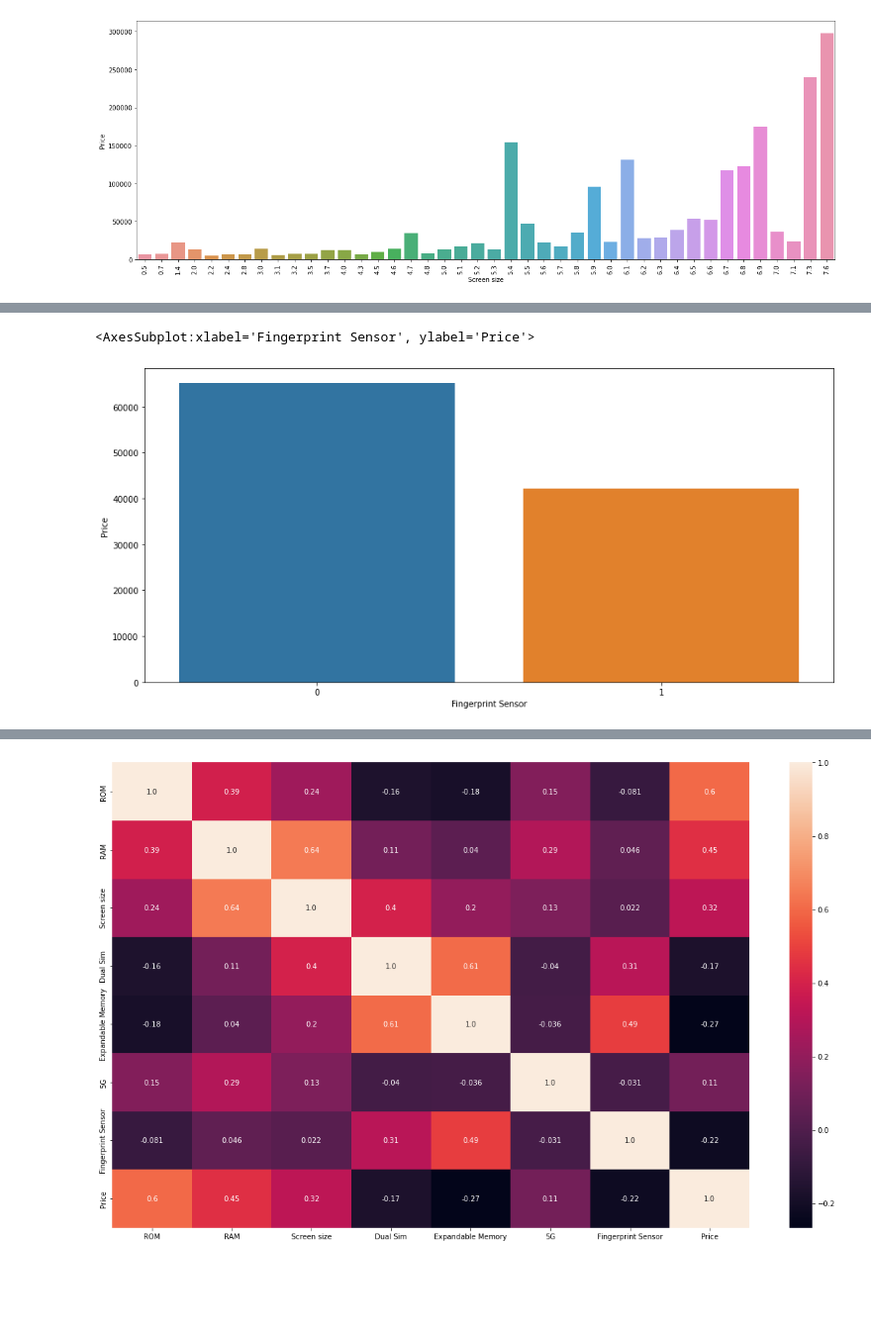
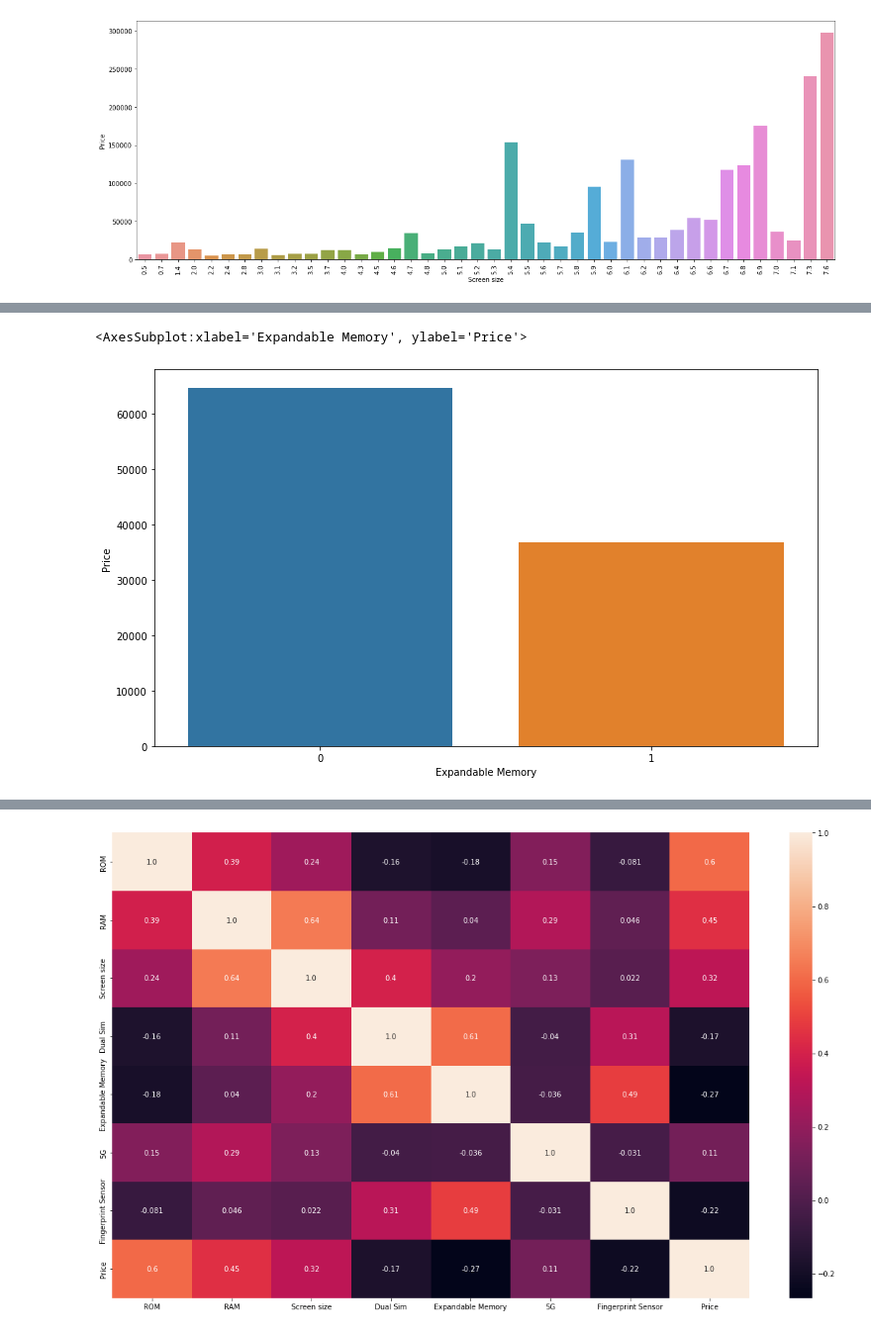
Before and after one commit to RaveenP-glitch/MScIT218785J, a Jupyter notebook: Data Preprocessing.ipynb, the cells around one changed output, grey strips where cells are left out. Shown at 99% size. Cells and saved outputs as stored; diff of their text form; code cells hidden in the pictures; blank space fills up the shorter version.

```diff
--- a/Data Preprocessing.ipynb
+++ b/Data Preprocessing.ipynb
@@ -277,12 +405,12 @@ sns.barplot(
 # %%
-plt.figure(figsize=(15,7))
+plt.figure(figsize=(12,7))
 sns.barplot(
-    x=df["Fingerprint Sensor"],
+    x=df["Expandable Memory"],
     y=df["Price"],
     ci=False,
-    order=df.groupby("Dual Sim").mean()["Price"].index,
+    order=df.groupby("Expandable Memory").mean()["Price"].index,
     linewidth=1
 )
 # %% [output]
-<AxesSubplot:xlabel='Fingerprint Sensor', ylabel='Price'>
+<AxesSubplot:xlabel='Expandable Memory', ylabel='Price'>
-[figure, old version]
+[figure, new version]
```
Also changed, not shown: parts of 53 cells of this notebook, 1 other file.
